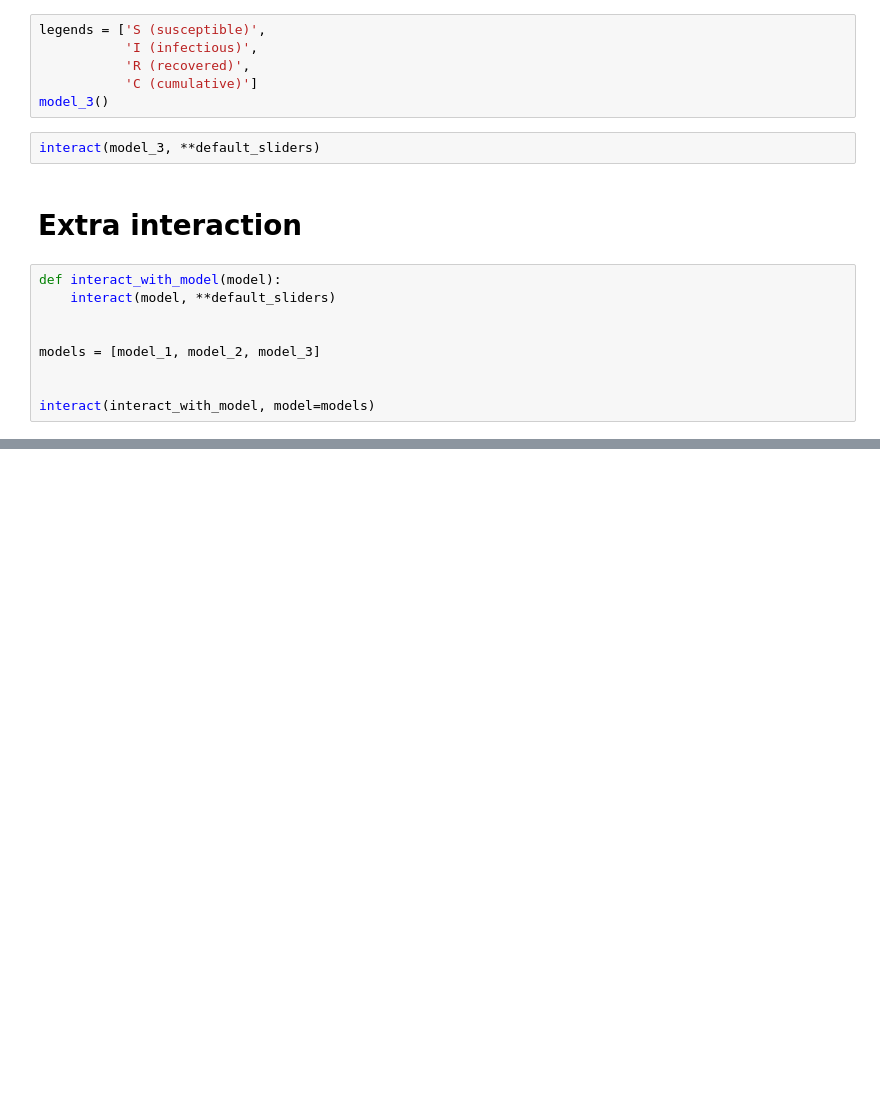
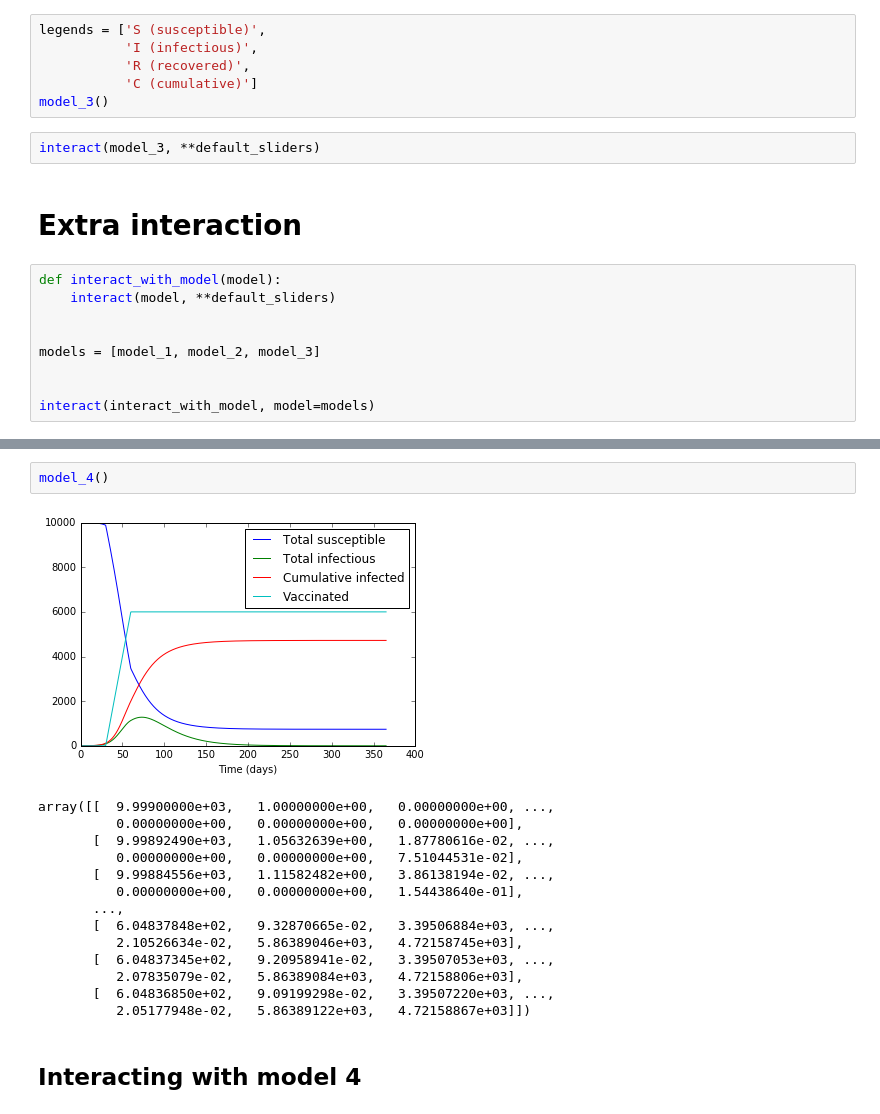
Before and after one commit to alfaromurillo/sir_models_intro, a Jupyter notebook: SIR_models.ipynb, the cells around one changed output, grey strips where cells are left out. Cells and saved outputs as stored; diff of their text form; blank space fills up the shorter version.

Commit message:
Add a new model

```diff
--- a/SIR_models.ipynb
+++ b/SIR_models.ipynb
@@ -341,0 +409,20 @@ interact(interact_with_model, model=models)
+# %%
+model_4()
+# %% [output]
+[figure, added]
+array([[  9.99900000e+03,   1.00000000e+00,   0.00000000e+00, ...,
+          0.00000000e+00,   0.00000000e+00,   0.00000000e+00],
+       [  9.99892490e+03,   1.05632639e+00,   1.87780616e-02, ...,
+          0.00000000e+00,   0.00000000e+00,   7.51044531e-02],
+       [  9.99884556e+03,   1.11582482e+00,   3.86138194e-02, ...,
+          0.00000000e+00,   0.00000000e+00,   1.54438640e-01],
+       ...,
+       [  6.04837848e+02,   9.32870665e-02,   3.39506884e+03, ...,
+          2.10526634e-02,   5.86389046e+03,   4.72158745e+03],
+       [  6.04837345e+02,   9.20958941e-02,   3.39507053e+03, ...,
+          2.07835079e-02,   5.86389084e+03,   4.72158806e+03],
+       [  6.04836850e+02,   9.09199298e-02,   3.39507220e+03, ...,
+          2.05177948e-02,   5.86389122e+03,   4.72158867e+03]])
+# %% [markdown]
+
+## Interacting with model 4
```
Also changed, not shown: parts of 6 cells of this notebook, 1 other file.
